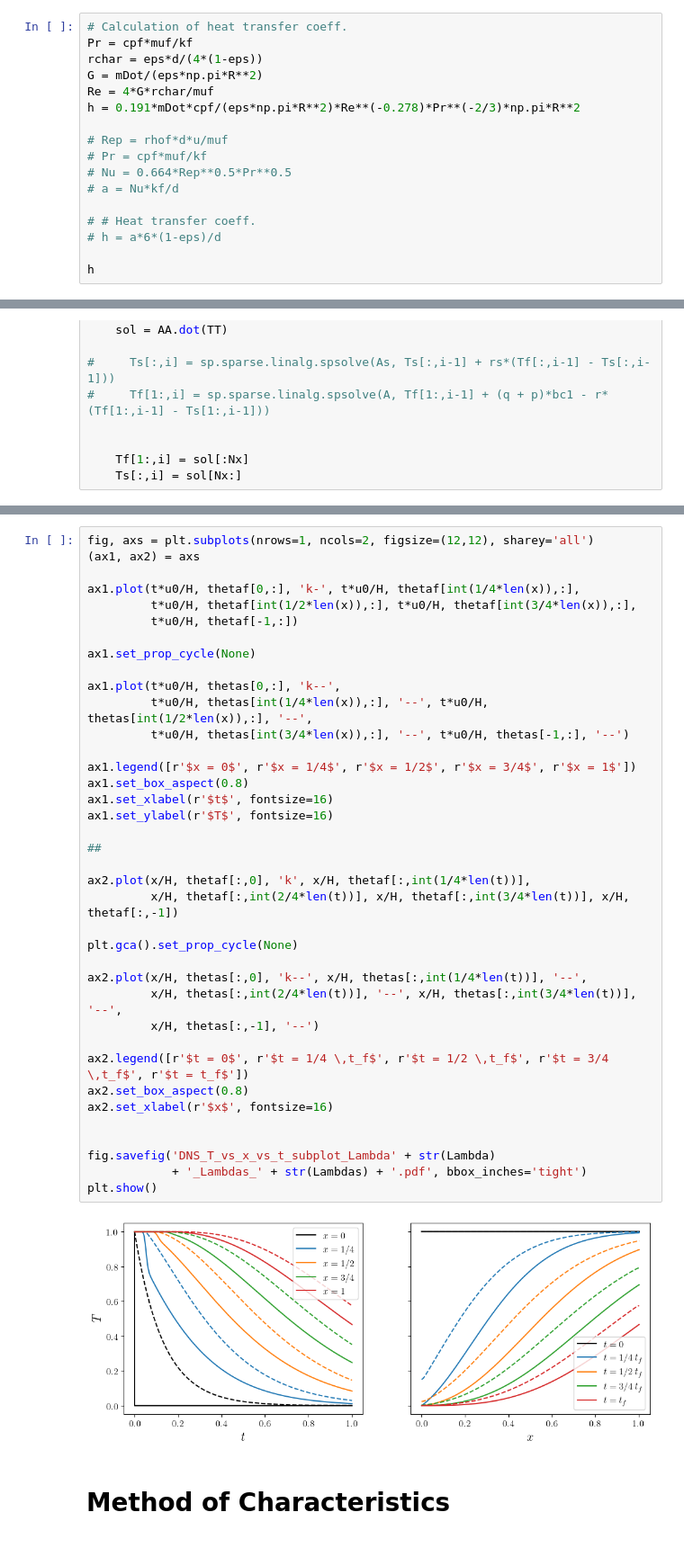
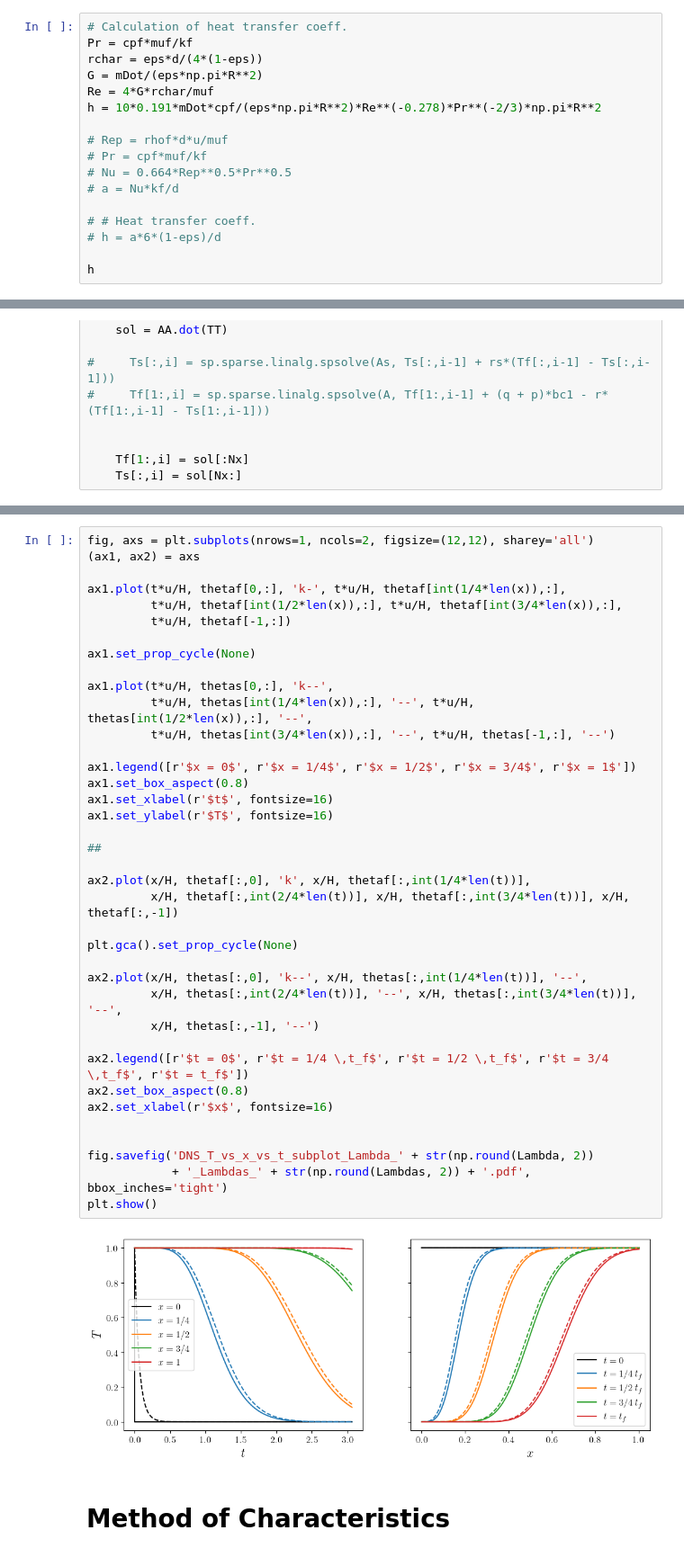
Before and after one commit to riemannsBeard/HeatTransfer_characteristics, a Jupyter notebook: Characteristics.ipynb, the cells around one changed output, grey strips where cells are left out. Shown at 90% size. Saved outputs shown, nothing was run; the diff lists cells and outputs as text.

```diff
--- a/Characteristics.ipynb
+++ b/Characteristics.ipynb
@@ -109,7 +106,7 @@ Pr = cpf*muf/kf
 rchar = eps*d/(4*(1-eps))
 G = mDot/(eps*np.pi*R**2)
 Re = 4*G*rchar/muf
-h = 0.191*mDot*cpf/(eps*np.pi*R**2)*Re**(-0.278)*Pr**(-2/3)*np.pi*R**2
+h = 10*0.191*mDot*cpf/(eps*np.pi*R**2)*Re**(-0.278)*Pr**(-2/3)*np.pi*R**2
 
 # Rep = rhof*d*u/muf
 # Pr = cpf*muf/kf
@@ -281,41 +279,41 @@ plt.show()
 fig, axs = plt.subplots(nrows=1, ncols=2, figsize=(12,12), sharey='all')
 (ax1, ax2) = axs
 
-ax1.plot(t*u0/H, thetaf[0,:], 'k-', t*u0/H, thetaf[int(1/4*len(x)),:],
-         t*u0/H, thetaf[int(1/2*len(x)),:], t*u0/H, thetaf[int(3/4*len(x)),:],
-         t*u0/H, thetaf[-1,:])
+ax1.plot(t*u/H, thetaf[0,:], 'k-', t*u/H, thetaf[int(1/4*len(x)),:],
+         t*u/H, thetaf[int(1/2*len(x)),:], t*u/H, thetaf[int(3/4*len(x)),:],
+         t*u/H, thetaf[-1,:])
 
 ax1.set_prop_cycle(None)
 
-ax1.plot(t*u0/H, thetas[0,:], 'k--',
-         t*u0/H, thetas[int(1/4*len(x)),:], '--', t*u0/H, thetas[int(1/2*len(x)),:], '--',
-         t*u0/H, thetas[int(3/4*len(x)),:], '--', t*u0/H, thetas[-1,:], '--')
+ax1.plot(t*u/H, thetas[0,:], 'k--',
+         t*u/H, thetas[int(1/4*len(x)),:], '--', t*u/H, thetas[int(1/2*len(x)),:], '--',
+         t*u/H, thetas[int(3/4*len(x)),:], '--', t*u/H, thetas[-1,:], '--')
 
 ax1.legend([r'$x = 0$', r'$x = 1/4$', r'$x = 1/2$', r'$x = 3/4$', r'$x = 1$'])
 ax1.set_box_aspect(0.8)
 ax1.set_xlabel(r'$t$', fontsize=16)
 ax1.set_ylabel(r'$T$', fontsize=16)
 
 ##
 
 ax2.plot(x/H, thetaf[:,0], 'k', x/H, thetaf[:,int(1/4*len(t))],
          x/H, thetaf[:,int(2/4*len(t))], x/H, thetaf[:,int(3/4*len(t))], x/H, thetaf[:,-1])
 
 plt.gca().set_prop_cycle(None)
 
 ax2.plot(x/H, thetas[:,0], 'k--', x/H, thetas[:,int(1/4*len(t))], '--',
          x/H, thetas[:,int(2/4*len(t))], '--', x/H, thetas[:,int(3/4*len(t))], '--',
          x/H, thetas[:,-1], '--')
 
 ax2.legend([r'$t = 0$', r'$t = 1/4 \,t_f$', r'$t = 1/2 \,t_f$', r'$t = 3/4 \,t_f$', r'$t = t_f$'])
 ax2.set_box_aspect(0.8)
 ax2.set_xlabel(r'$x$', fontsize=16)
 
 
-fig.savefig('DNS_T_vs_x_vs_t_subplot_Lambda' + str(Lambda)
-            + '_Lambdas_' + str(Lambdas) + '.pdf', bbox_inches='tight')
+fig.savefig('DNS_T_vs_x_vs_t_subplot_Lambda_' + str(np.round(Lambda, 2))
+            + '_Lambdas_' + str(np.round(Lambdas, 2)) + '.pdf', bbox_inches='tight')
 plt.show()
 # %% [output]
-[figure, old version]
+[figure, new version]
 # %% [markdown]
 # Method of Characteristics
```
Also changed, not shown: parts of 16 cells of this notebook, 45 other files.
